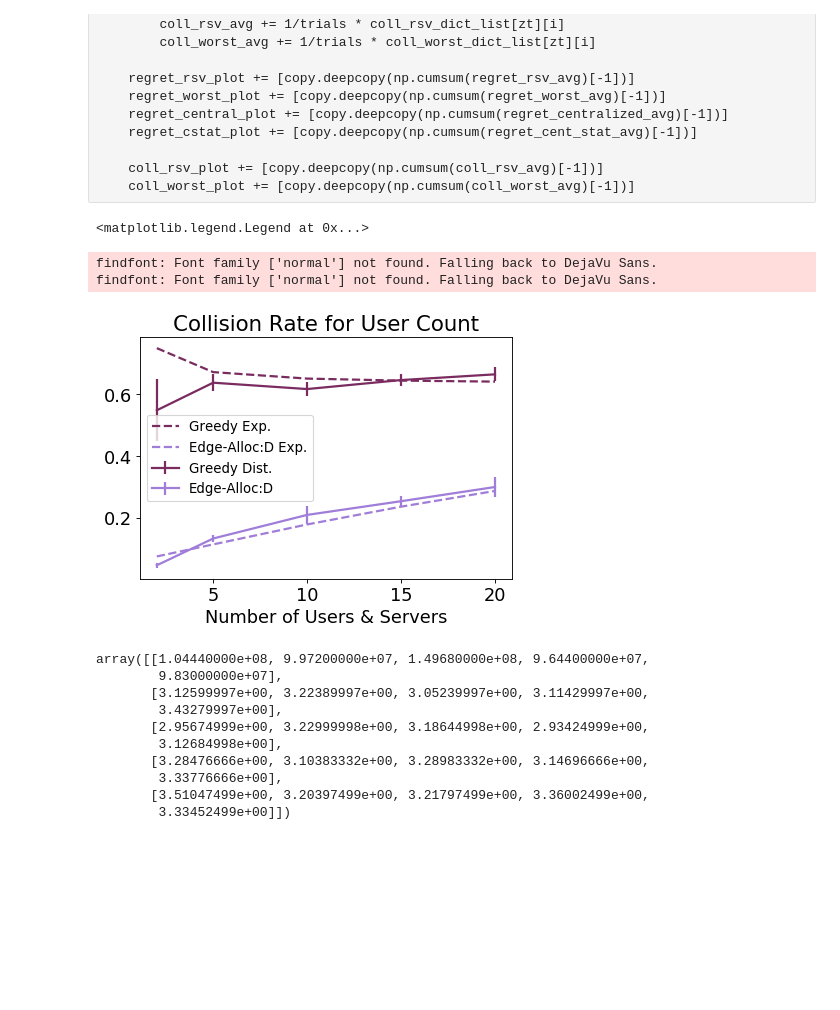
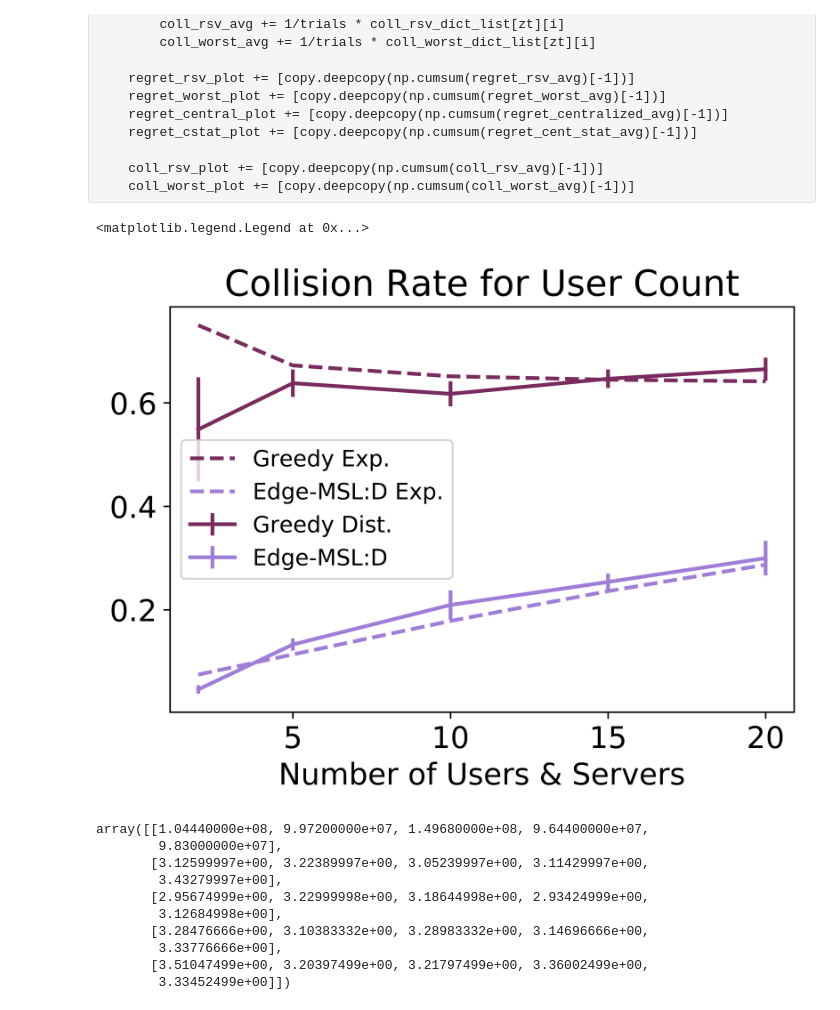
Before and after one commit to tj-kim/DistMEC, a Jupyter notebook: experiments/22_07_24 Exp7 Collisions for Number User .ipynb, the cells around one changed output. Drawn from its saved outputs; the diff is of its cells as text; code cells hidden in the pictures; blank space fills up the shorter version.

```diff
--- a/experiments/22_07_24 Exp7 Collisions for Number User .ipynb
+++ b/experiments/22_07_24 Exp7 Collisions for Number User .ipynb
@@ -405,39 +405,37 @@ pb = 0.5
 #         'size'   : 16}
 # matplotlib.rc('font', **font)
 
 
 # plt.title('Cumulative Collision for Number of Users')
 # plt.xlabel('Number of Users and Servers')
 # plt.ylabel('')
 # plt.legend()
 
-plt.figure(figsize=(6, 4), dpi=80)
+plt.figure(figsize=(6, 4), dpi=800)
 # Calculate from equation
 
 plt.errorbar(x,np.divide(coll_worst_plot,num_svrs_list)/T, collisions_worst_sd2,
              label = 'Greedy Dist.', color = np.divide(palette.colors[2],255), linewidth=2.0)
 plt.errorbar(x,np.divide(coll_rsv_plot ,num_svrs_list)/T,collisions_rsv_sd2,
-             label = 'Edge-Alloc:D', color = np.divide(palette.colors[4],255), linewidth=2.0)
+             label = 'Edge-MSL:D', color = np.divide(palette.colors[4],255), linewidth=2.0)
 plt.plot(x, exp_coll_greedy_list(num_svrs_list), label = "Greedy Exp.", color = np.divide(palette.colors[2],255),
          linewidth=2.0, linestyle = 'dashed')
-plt.plot(x, coll_upr_rsv_list(pm, pb, num_svrs_list), label = "Edge-Alloc:D Exp.",
+plt.plot(x, coll_upr_rsv_list(pm, pb, num_svrs_list), label = "Edge-MSL:D Exp.",
         color = np.divide(palette.colors[4],255), linewidth=2.0, linestyle = 'dashed')
 
 #  Set Font Size Limitations
 font = {'family' : 'normal',
         'weight' : 'normal',
         'size'   : 16}
 matplotlib.rc('font', **font)
 
 
 plt.title('Collision Rate for User Count')
 plt.xlabel('Number of Users & Servers')
 plt.legend(loc = 'center left', prop={'size': 12})
 # %% [output]
 <matplotlib.legend.Legend at 0x...>
-findfont: Font family ['normal'] not found. Falling back to DejaVu Sans.
-findfont: Font family ['normal'] not found. Falling back to DejaVu Sans.
-[figure, old version]
+[figure, new version]
 # %%
 collisions_worst_sd
 # %% [output]
```
Also changed, not shown: parts of 1 cell of this notebook.
